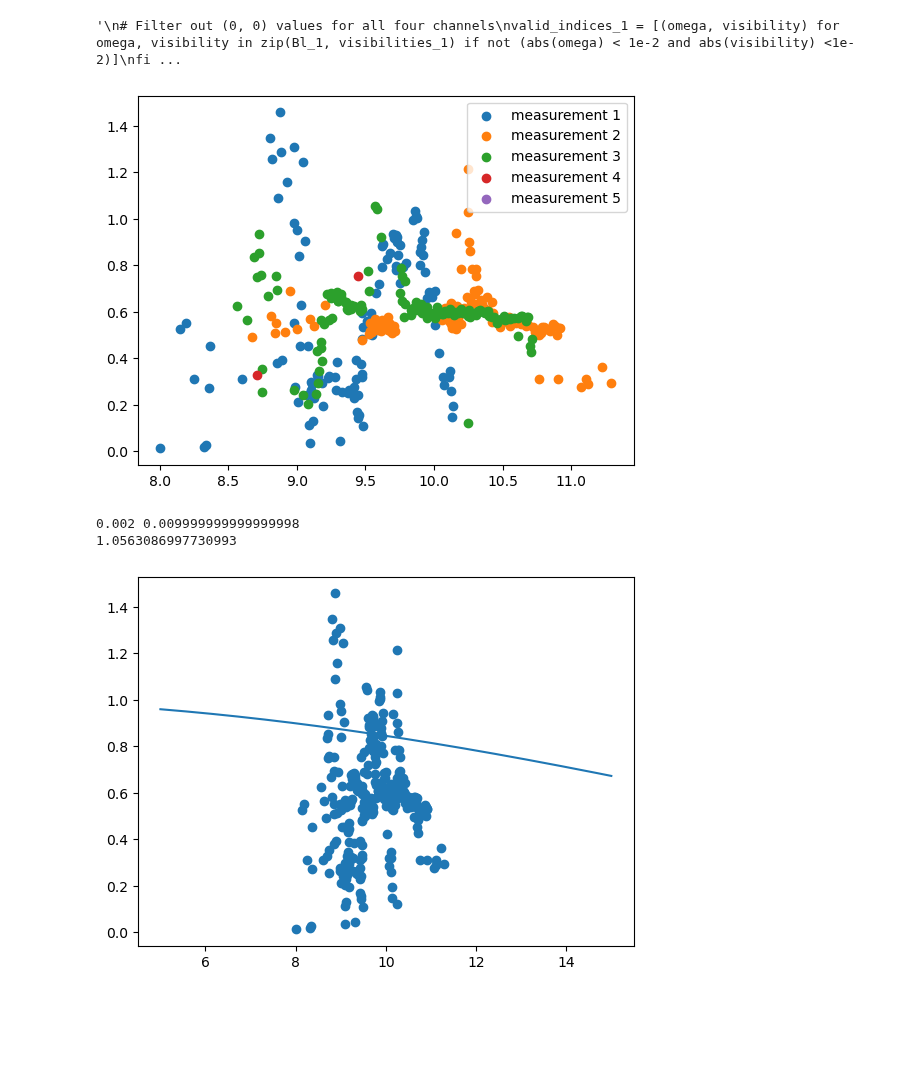
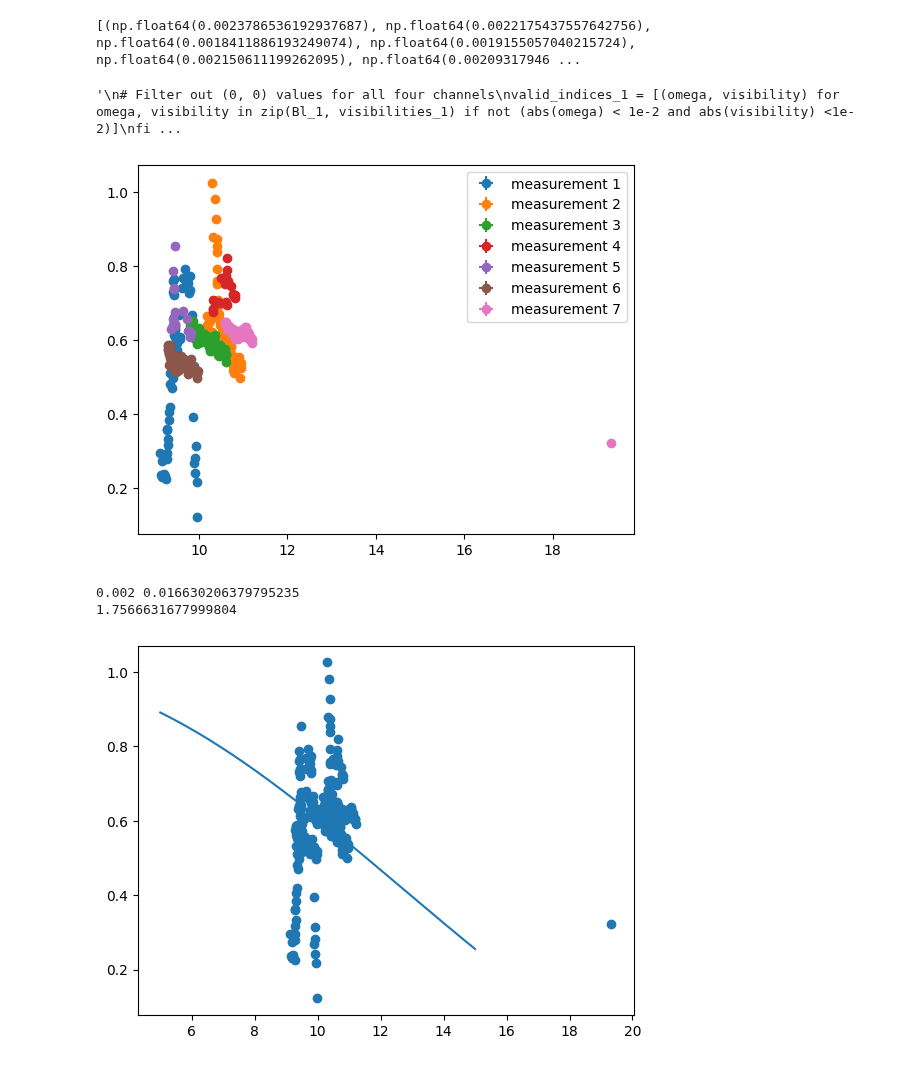
Before and after one commit to muellvin/radio-interferometry, a Jupyter notebook: data_analysis_fit.ipynb, the cells around one changed output. Saved outputs shown, nothing was run; the diff lists cells and outputs as text; code cells hidden in the pictures; blank space fills up the shorter version.

Commit message:
errors, sampling range

```diff
--- a/data_analysis_fit.ipynb
+++ b/data_analysis_fit.ipynb
@@ -176,7 +184,9 @@ file_dirs = [
     #"sun_meas_25/meas_4/",#sunset
     #"sun_meas_25/meas_5/",#clouds
     "sun_meas_25/meas_6/", #good
-    "sun_meas_25/meas_7/" #very early
+    "sun_meas_25/meas_7/", #very early -> only to the left
+    "sun_meas_25/meas_8/",
+    "sun_meas_25/meas_9/"
 ]
 guesses = [[1, 0.035, 0.0043, 5.6],
            [1, 0.035, 0.0047, 5.6],
@@ -184,7 +194,9 @@ guesses = [[1, 0.035, 0.0043, 5.6],
            #[1, 0.035, 0.0043, 5.6],
            #[1, 0.035, 0.0043, 5.6],
            [1, 0.035, 0.0043, 5.6],
-           [1, 0.035, 0.0013, 5.6]]
+           [1, 0.035, 0.0043, 5.6],
+           [1, 0.035, 0.0043, 5.6],
+           [1, 0.035, 0.0055, 5.6]]
 
 # Load measurements
 measurements = [get_measurement(file_dir) for file_dir in file_dirs]
@@ -193,7 +205,7 @@ measurements = [get_measurement(file_dir) for file_dir in file_dirs]
 test = 0
 test_freq = 50
 (time, freq, data) = measurements[test]
-v, b = get_V_Bl_fromOneChannel(time, data[test_freq], test_freq, test, guesses[test], printbool=True)
+#v, b, verr, berr = get_V_Bl_fromOneChannel(time, data[test_freq], test_freq, test, guesses[test], printbool=True)
 
 
 # Prepare storage for results
@@ -201,9 +213,11 @@ results = []
 for file_index, (time, freq, data) in enumerate(measurements):
     visibilities = np.empty(len(freq), dtype=float)
     Bl = np.empty(len(freq), dtype=float)
+    visibilities_err = np.empty(len(freq), dtype=float)
+    Bl_err = np.empty(len(freq), dtype=float)
 
-    for i, freq in enumerate(np.arange(0,200)):
-        visibilities[i], Bl[i] = get_V_Bl_fromOneChannel(time, data[i], freq, file_index+1, guesses[file_index])
+    for i, freq in enumerate(np.concatenate((np.arange(10,50),np.arange(150,180)))):
+        visibilities[i], Bl[i], visibilities_err[i], Bl_err[i] = get_V_Bl_fromOneChannel(time, data[i], freq, file_index+1, guesses[file_index], printbool=False)
 
-    results.append((visibilities, Bl))
+    results.append((visibilities, Bl, visibilities_err, Bl_err))
 # %% [output]
@@ -247,48 +241,55 @@ KeyboardInterrupt:
 # %%
 useful_B = []
 useful_V = []
+useful_B_err = []
+useful_V_err = []
 
-for index, (visibilities, Bl) in enumerate(results):
-    valid_indices =[(b, v) for b, v in zip(Bl, visibilities) if not (abs(b) < 1e-2 or abs(v) <1e-2 or abs(b)>200 or abs(v) > 2 or abs(b)<5)]
-    bs, vs = zip(*valid_indices) if valid_indices else ([],[])
+for index, (visibilities, Bl, visibilities_err, Bl_err) in enumerate(results):
+    valid_indices =[(v, b, v_err, b_err) for v, b, v_err, b_err in zip(visibilities, Bl, visibilities_err, Bl_err) if not (abs(b) < 1e-2 or abs(v) <1e-2 or abs(b)>200 or abs(v) > 2 or abs(b)<5)]
+    vs, bs, v_errs, b_errs = zip(*valid_indices) if valid_indices else ([],[],[],[])
     useful_B.append(bs)
     useful_V.append(vs)
-    plt.scatter(bs, vs, label=f"measurement {index+1}")
+    useful_B_err.append(b_errs)
+    useful_V_err.append(v_errs)
+    plt.errorbar(bs, vs, xerr=b_errs, yerr=v_errs,fmt='o', label=f"measurement {index+1}")
 
 plt.legend()
+
+print(useful_B_err)
 
 
 """
 # Filter out (0, 0) values for all four channels
 valid_indices_1 = [(omega, visibility) for omega, visibility in zip(Bl_1, visibilities_1) if not (abs(omega) < 1e-2 and abs(visibility) <1e-2)]
 filtered_Bl_1, filtered_visibilities_1 = zip(*valid_indices_1) if valid_indices_1 else ([], [])
 
 valid_indices_2 = [(omega, visibility) for omega, visibility in zip(Bl_2, visibilities_2) if not (abs(omega) < 1e-2 and abs(visibility) <1e-2)]
 filtered_Bl_2, filtered_visibilities_2 = zip(*valid_indices_2) if valid_indices_2 else ([], [])
 
 valid_indices_3 = [(omega, visibility) for omega, visibility in zip(Bl_3, visibilities_3) if not (abs(omega) < 1e-2 and abs(visibility) <1e-2)]
 filtered_Bl_3, filtered_visibilities_3 = zip(*valid_indices_3) if valid_indices_3 else ([], [])
 
 #valid_indices_4 = [(omega, visibility) for omega, visibility in zip(Bl_4, visibilities_4) if not (abs(omega) < 1e-2 and abs(visibility) <1e-2)]
 #filtered_Bl_4, filtered_visibilities_4 = zip(*valid_indices_4) if valid_indices_4 else ([], [])
 
 # Plot the filtered data for all four channels
 plt.scatter(filtered_Bl_1, filtered_visibilities_1, label="Channel 1")
 plt.scatter(filtered_Bl_2, filtered_visibilities_2, label="Channel 2")
 plt.scatter(filtered_Bl_3, filtered_visibilities_3, label="Channel 3")
 #plt.plot(filtered_Bl_4, filtered_visibilities_4, label="Channel 4")
 
 # Add labels, title, and legend
 plt.xlabel("B_lambda")
 plt.ylabel("Visibility")
 plt.title("Visibility vs B_lambda for All Channels")
 plt.legend()
 
 # Display the plot
 plt.show()"""
 # %% [output]
-'\n# Filter out (0, 0) values for all four channels\nvalid_indices_1 = [(omega, visibility) for omega, visibility in zip(Bl_1, visibilities_1) if not (abs(omega) < 1e-2 and abs(visibility) <1e-2)]\nfi ...
+[(np.float64(0.0023786536192937687), np.float64(0.0022175437557642756), np.float64(0.0018411886193249074), np.float64(0.0019155057040215724), np.float64(0.002150611199262095), np.float64(0.00209317946 ...
+'\n# Filter out (0, 0) values for all four channels\nvalid_indices_1 = [(omega, visibility) for omega, visibility in zip(Bl_1, visibilities_1) if not (abs(omega) < 1e-2 and abs(visibility) <1e-2)]\nfi ...
-[figure, old version]
+[figure, new version]
 # %%
 def sinc_func(Bl, S, alpha):
     return abs(np.sinc(np.pi * Bl * alpha))
@@ -297,7 +298,7 @@ useful_B_array = np.concatenate(useful_B, axis=0 )
 useful_V_array = np.concatenate(useful_V, axis=0 )
 
 lower_bounds = [0, 0.001]  # Lower bounds for S and alpha
-upper_bounds = [1, 0.01]      # Upper bounds for S and alpha
+upper_bounds = [1, 0.02]      # Upper bounds for S and alpha
 
 
 fit_params, pcov = curve_fit(sinc_func, useful_B_array, useful_V_array, p0=[0.002, 0.002], bounds=(lower_bounds, upper_bounds))
@@ -317,6 +318,6 @@ sun_distance = 147.11e6 #km
 estimated_radius = alpha*sun_distance/2
 print(estimated_radius/sun_radius)
 # %% [output]
-0.002 0.009999999999999998
-1.0563086997730993
+0.002 0.016630206379795235
+1.7566631677999804
-[figure, old version]
+[figure, new version]
```
Also changed, not shown: parts of 2 cells of this notebook, 21 other files.
